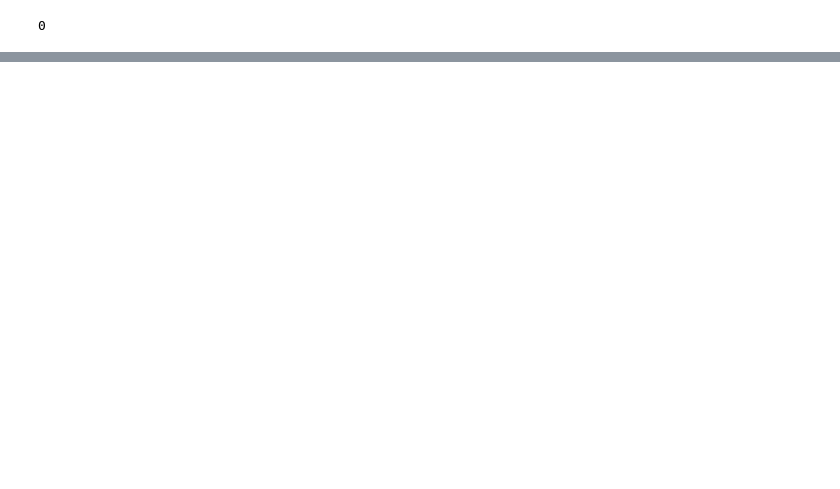
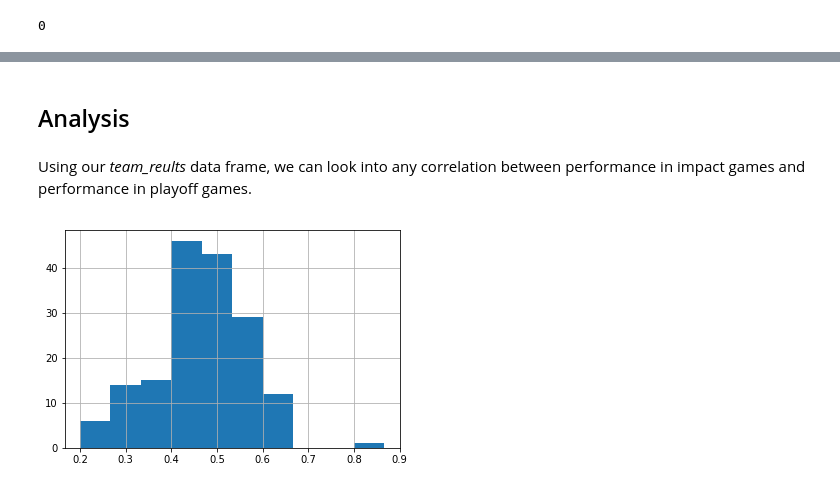
Before and after one commit to M-Montanio/mlb-records-vs-playoff-performance, a Jupyter notebook: impact_games.ipynb, the cells around one changed output, grey strips where cells are left out. Drawn from its saved outputs; the diff is of its cells as text; code cells hidden in the pictures; blank space fills up the shorter version.

Commit message:
Update impact_games.ipynb
Complete further analysis. Correct reg_season_gl to include the 2018 season. Re-organized layout and headers. Suppress warning when creating impact_games_df.

```diff
--- a/impact_games.ipynb
+++ b/impact_games.ipynb
@@ -365,0 +367,6 @@ impact_games_df.duplicated().sum()
+# %%
+# Create a new data frame showing team_id and total impact games
+
+total_impact_games = pd.DataFrame(impact_games_df.groupby(['team'])['impact_game_outcome'].count().reset_index())
+total_impact_games = total_impact_games.rename(columns = {'impact_game_outcome':'total_games'})
+total_impact_games.head()
@@ -365,0 +380,6 @@ impact_games_df.duplicated().sum()
+# %%
+# Create a new data frame showing team id and total impact game wins
+
+impact_wins = pd.DataFrame(impact_games_df.groupby(['team'])['impact_game_outcome'].sum().reset_index())
+impact_wins = impact_wins.rename(columns = {'impact_game_outcome':'wins'})
+impact_wins.head()
@@ -365,0 +393,7 @@ impact_games_df.duplicated().sum()
+# %%
+# Merge these 2 data frames into one data frame that will have team_ids and impact game records
+
+impact_games_record = pd.merge(total_impact_games, impact_wins, on='team', how='outer')
+impact_games_record = impact_games_record.rename(columns = {'team':'team_id'})
+impact_games_record['impact_games_win_perc'] = impact_games_record['wins'] / impact_games_record['total_games']
+impact_games_record.head()
@@ -365,0 +409,5 @@ impact_games_df.duplicated().sum()
+# %%
+team_results = pd.merge(impact_games_record, playoff_records_2000, on='team_id', how='outer')
+team_results = team_results.rename(columns={'win_perc':'playoff_win_perc'})
+
+team_results.info()
@@ -365,0 +428,8 @@ impact_games_df.duplicated().sum()
+# %% [markdown]
+## Analysis
+# %% [markdown]
+Using our *team_reults* data frame, we can look into any correlation between performance in impact games and performance in playoff games.
+# %%
+team_results['impact_games_win_perc'].hist();
+# %% [output]
+[figure, added]
```
Also changed, not shown: parts of 28 cells of this notebook.
